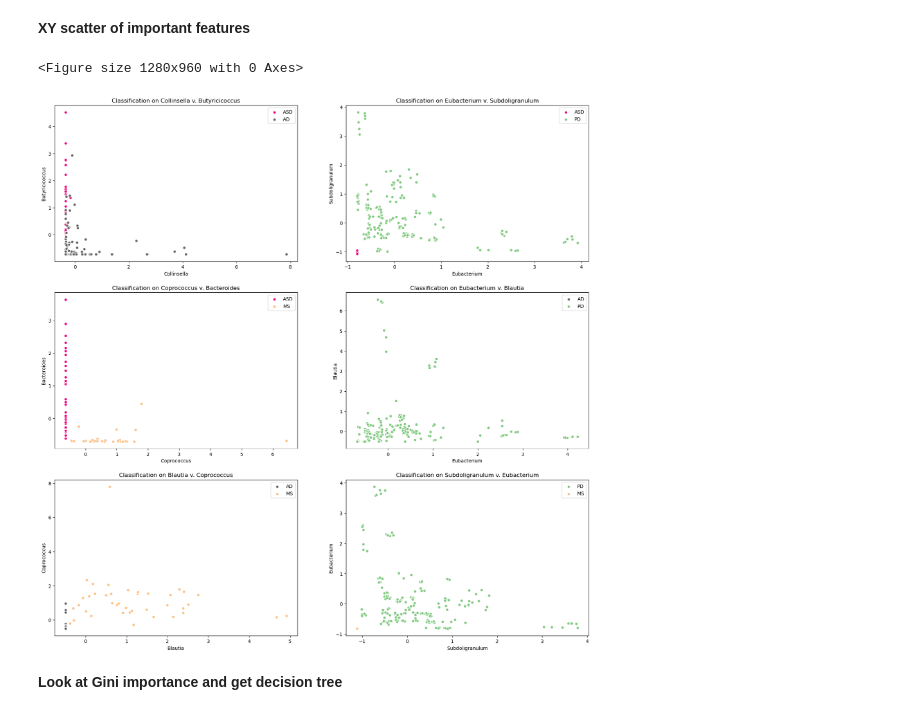
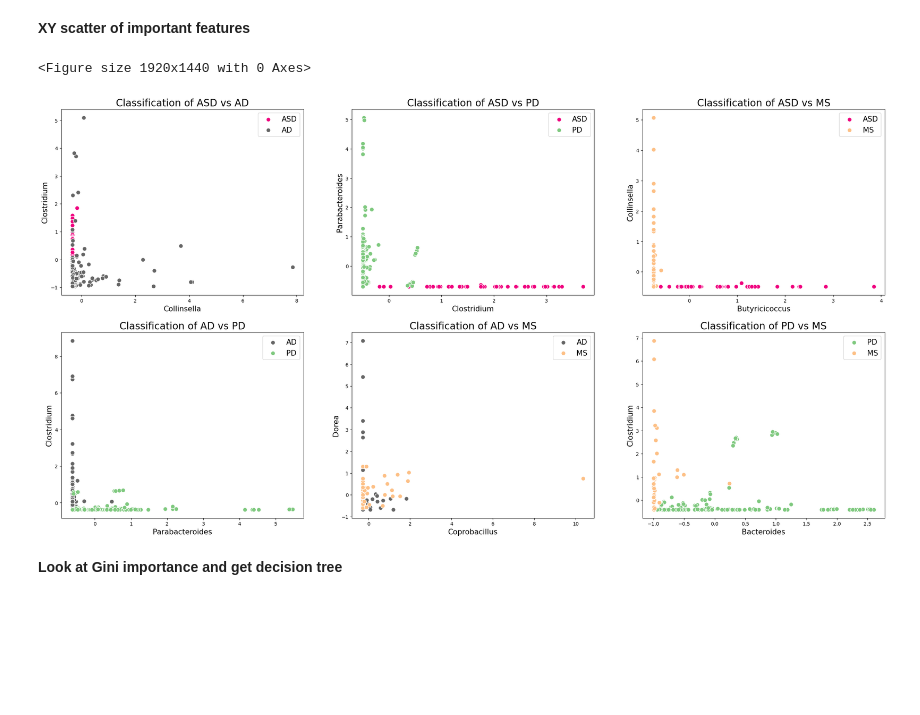
Before and after one commit to aplapteva/20440_final_project, a Jupyter notebook: Code/paired_analysis_ag.ipynb, the cells around one changed output. Drawn from its saved outputs; the diff is of its cells as text; code cells hidden in the pictures; blank space fills up the shorter version.

```diff
--- a/Code/paired_analysis_ag.ipynb
+++ b/Code/paired_analysis_ag.ipynb
@@ -154,7 +158,7 @@ fig, ((ax1, ax2), (ax3, ax4), (ax5, ax6)) = plt.subplots(3, 2, figsize=(15, 15))
 axes = [ax1, ax2, ax3, ax4, ax5, ax6]
 
 for i in range(len(out_df_pair)):
-    pc = np.linspace(1, len(out_df_pair[i].columns), len(out_df_pair[i].columns))
+    pc = np.linspace(1, len(out_df_pair[i].columns)+1, len(out_df_pair[i].columns))
     axes[i].scatter(pc, var_ratio_pair[i])
     axes[i].set_title('Explained variance ratio by component: ' +  str(pairwise[i]))
     axes[i].set(xlabel='Component')
@@ -377,6 +421,7 @@ for i in range(len(data_pair_1)):
     imp_table = pd.DataFrame(feat, columns=['features'])
     imp_table['importance'] = feat_importance
     imp_table_sort = imp_table.sort_values('importance', ascending=False)
+    imp_table_sort = imp_table_sort.round(3)
     feat_sort = list(imp_table_sort['features']) # use this for plotting and storing the features
     imp_table_pair.append(feat_sort)
     df_imp.append(imp_table_sort)
@@ -437,0 +438,18 @@ df_imp[5].head()
+# %%
+imp_data = []
+for i in range(len(pairwise)):
+    sorted_idx = importance_feat[i].importances_mean.argsort()
+    imp_data.append(pd.DataFrame(importance_feat[i].importances[sorted_idx].transpose(), columns=data_pair_1[i].columns[sorted_idx]))
+
+plt.figure(dpi = 300)
+fig, ((ax1, ax2, ax3), (ax4, ax5, ax6)) = plt.subplots(2, 3, figsize=(30, 15))
+axes = [ax1, ax2, ax3, ax4, ax5, ax6]
+
+
+for i in range(len(pairwise)):
+    imp_data[i].boxplot(list(imp_data[i].columns[-5:]), grid=False, ax=axes[i], meanline=True, fontsize=12, notch=True)
+    axes[i].set_xlabel(xlabel="Genera", fontsize=15)
+    axes[i].set_ylabel(ylabel="Importance Score", fontsize=15)
+    axes[i].set_title("Feature importance scores for " + str(pairwise[i][0]) + ' vs ' + str(pairwise[i][1]), fontsize=20);
+
+plt.savefig('../Figures/RF_importance_plots_paired.svg')
@@ -438,38 +459,39 @@ df_imp[5].head()
 # %% [markdown]
 **XY scatter of important features**
 # %%
-plt.figure(dpi = 200)
-fig, ((ax1, ax2), (ax3, ax4), (ax5, ax6)) = plt.subplots(3, 2, figsize=(20, 20))
+plt.figure(dpi = 300)
+fig, ((ax1, ax2, ax3), (ax4, ax5, ax6)) = plt.subplots(2, 3, figsize=(30, 15))
 axes = [ax1, ax2, ax3, ax4, ax5, ax6]
 
 for i in range(len(data_pair_1)):
 
     diag_1 = []
     diag_2 = []
 
-    feat1 = imp_table_pair[i][0]
-    feat2 = imp_table_pair[i][1]
+    feat1 = imp_data[i].columns[-1]
+    feat2 = imp_data[i].columns[-2]
 
     for j in range(len(data_pair_1[i])):
         if diagnosis_pair[i][j]==pairwise[i][0]:
             diag_1.append(j)
         if diagnosis_pair[i][j]==pairwise[i][1]:
             diag_2.append(j)
 
     # use the top two most important features from the table of ranked importances
 
-    axes[i].scatter(data_pair_1[i].reset_index()[feat1][diag_1], data_pair_1[i].reset_index()[feat2][diag_1], label=pairwise[i][0], color = color_map[pairwise[i][0]], edgecolor='white')
-    axes[i].scatter(data_pair_1[i].reset_index()[feat1][diag_2], data_pair_1[i].reset_index()[feat2][diag_2], label=pairwise[i][1], color = color_map[pairwise[i][1]], edgecolor='white')
+    axes[i].scatter(data_pair_1[i].reset_index()[feat1][diag_1], data_pair_1[i].reset_index()[feat2][diag_1], label=pairwise[i][0], color = color_map[pairwise[i][0]], edgecolor='white', s=75)
+    axes[i].scatter(data_pair_1[i].reset_index()[feat1][diag_2], data_pair_1[i].reset_index()[feat2][diag_2], label=pairwise[i][1], color = color_map[pairwise[i][1]], edgecolor='white', s=75)
 
-    axes[i].legend()
+    axes[i].legend(fontsize=15);
 
-    axes[i].set(xlabel=feat1);
-    axes[i].set(ylabel=feat2);
-    axes[i].set_title("Classification on " + str(feat1) + " v. " + str(feat2));
+    axes[i].set_xlabel(feat1, fontsize=15);
+    axes[i].set_ylabel(feat2, fontsize=15);
+
+    axes[i].set_title("Classification of " + str(pairwise[i][0]) + ' vs ' + str(pairwise[i][1]), fontsize=20);
 plt.savefig('../Figures/RF_feature_plots_paired.svg')
 # %% [output]
-<Figure size 1280x960 with 0 Axes>
+<Figure size 1920x1440 with 0 Axes>
-[figure, old version]
+[figure, new version]
 # %% [markdown]
 **Look at Gini importance and get decision tree**
 # %%
```
Also changed, not shown: parts of 29 cells of this notebook, 28 other files.
